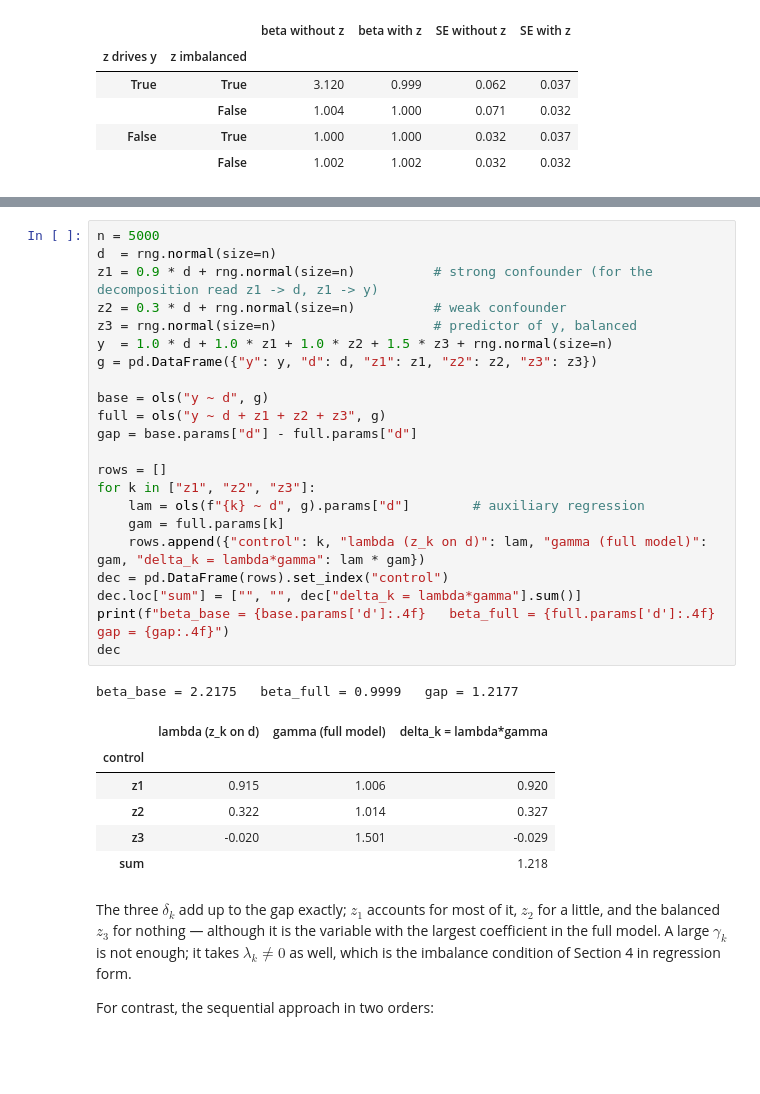
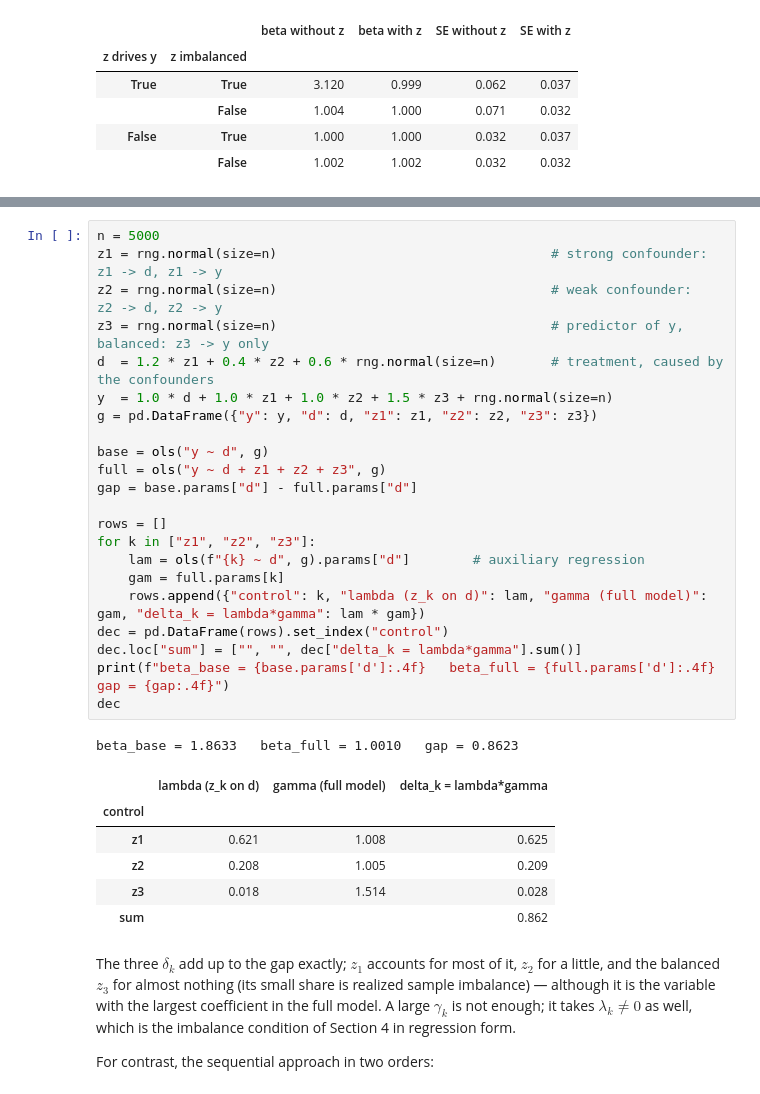
Before and after one commit to felixnoth/metrics-cgde, a Jupyter notebook: session-04-good-bad-controls/good_bad_controls.ipynb, the cells around one changed output, grey strips where cells are left out. Drawn from its saved outputs; the diff is of its cells as text; blank space fills up the shorter version.

```diff
--- a/session-04-good-bad-controls/good_bad_controls.ipynb
+++ b/session-04-good-bad-controls/good_bad_controls.ipynb
@@ -338,37 +430,38 @@ predictor of $y$:
 # %%
 n = 5000
-d  = rng.normal(size=n)
-z1 = 0.9 * d + rng.normal(size=n)          # strong confounder (for the decomposition read z1 -> d, z1 -> y)
-z2 = 0.3 * d + rng.normal(size=n)          # weak confounder
-z3 = rng.normal(size=n)                    # predictor of y, balanced
+z1 = rng.normal(size=n)                                   # strong confounder: z1 -> d, z1 -> y
+z2 = rng.normal(size=n)                                   # weak confounder:   z2 -> d, z2 -> y
+z3 = rng.normal(size=n)                                   # predictor of y, balanced: z3 -> y only
+d  = 1.2 * z1 + 0.4 * z2 + 0.6 * rng.normal(size=n)       # treatment, caused by the confounders
 y  = 1.0 * d + 1.0 * z1 + 1.0 * z2 + 1.5 * z3 + rng.normal(size=n)
 g = pd.DataFrame({"y": y, "d": d, "z1": z1, "z2": z2, "z3": z3})
 
 base = ols("y ~ d", g)
 full = ols("y ~ d + z1 + z2 + z3", g)
 gap = base.params["d"] - full.params["d"]
 
 rows = []
 for k in ["z1", "z2", "z3"]:
     lam = ols(f"{k} ~ d", g).params["d"]        # auxiliary regression
     gam = full.params[k]
     rows.append({"control": k, "lambda (z_k on d)": lam, "gamma (full model)": gam, "delta_k = lambda*gamma": lam * gam})
 dec = pd.DataFrame(rows).set_index("control")
 dec.loc["sum"] = ["", "", dec["delta_k = lambda*gamma"].sum()]
 print(f"beta_base = {base.params['d']:.4f}   beta_full = {full.params['d']:.4f}   gap = {gap:.4f}")
 dec
 # %% [output]
-beta_base = 2.2175   beta_full = 0.9999   gap = 1.2177
+beta_base = 1.8633   beta_full = 1.0010   gap = 0.8623
 |  | lambda (z_k on d) | gamma (full model) | delta_k = lambda*gamma |
 | control |  |  |  |
-| z1 | 0.915 | 1.006 | 0.920 |
-| z2 | 0.322 | 1.014 | 0.327 |
-| z3 | -0.020 | 1.501 | -0.029 |
-| sum |  |  | 1.218 |
+| z1 | 0.621 | 1.008 | 0.625 |
+| z2 | 0.208 | 1.005 | 0.209 |
+| z3 | 0.018 | 1.514 | 0.028 |
+| sum |  |  | 0.862 |
 # %% [markdown]
 The three $\delta_k$ add up to the gap exactly; $z_1$ accounts for most of
-it, $z_2$ for a little, and the balanced $z_3$ for nothing — although it is
-the variable with the largest coefficient in the full model. A large
+it, $z_2$ for a little, and the balanced $z_3$ for almost nothing (its
+small share is realized sample imbalance) — although it is the variable
+with the largest coefficient in the full model. A large
 $\gamma_k$ is not enough; it takes $\lambda_k \neq 0$ as well, which is the
 imbalance condition of Section 4 in regression form.
 
```
Also changed, not shown: parts of 14 cells of this notebook, 8 other files.
